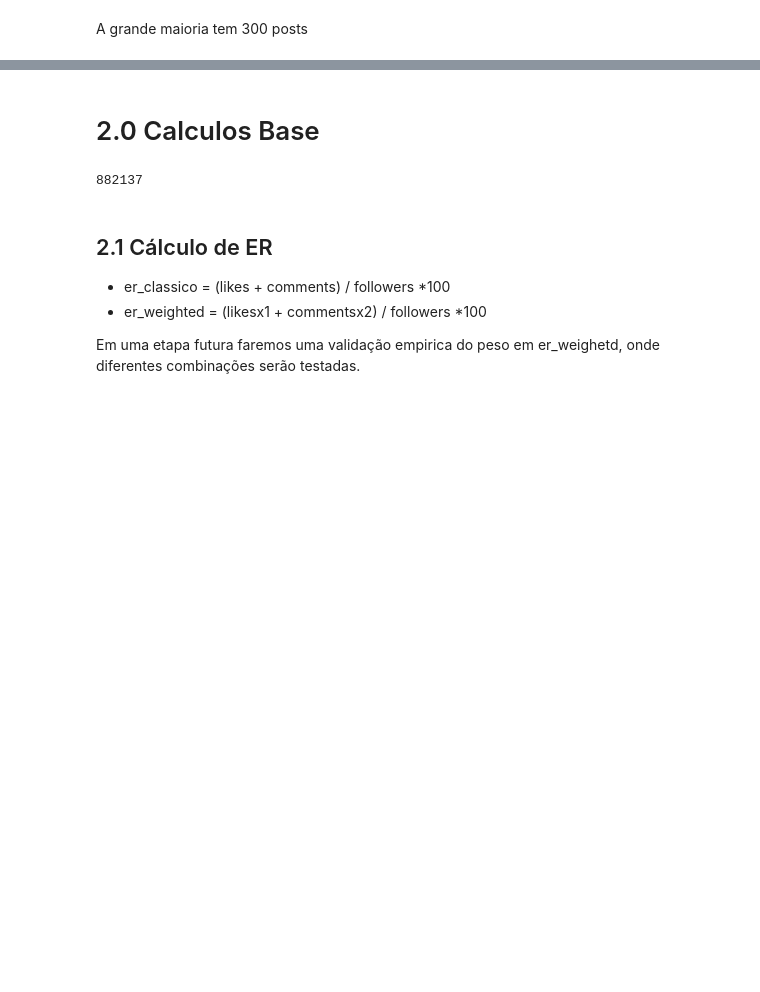
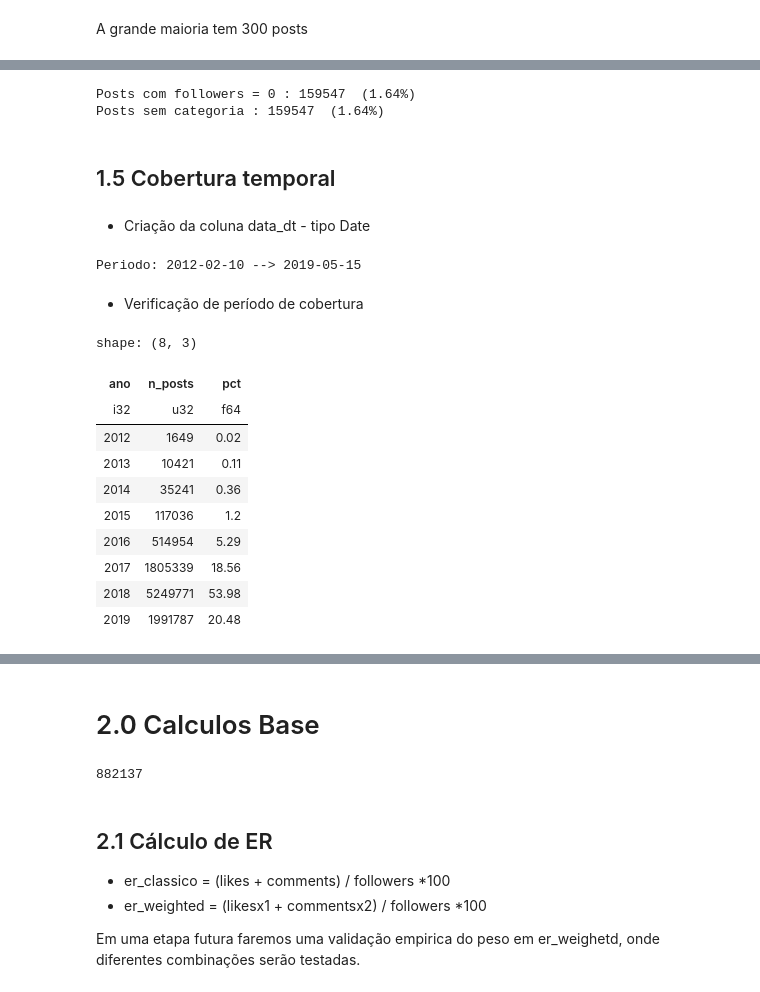
Before and after one commit to Davi-SC/influencers_kim, a Jupyter notebook: processamento_posts.ipynb, the cells around one changed output, grey strips where cells are left out. Cells and saved outputs as stored; diff of their text form; code cells hidden in the pictures; blank space fills up the shorter version.

```diff
--- a/processamento_posts.ipynb
+++ b/processamento_posts.ipynb
@@ -249,0 +192,42 @@ plt.show()
+# %%
+foll_zero = df.filter(pl.col('followers')==0).shape[0]
+sem_cat = df.filter(pl.col("inf_category").is_null()|(pl.col("inf_category")=="")).shape[0]
+
+print(f"Posts com followers = 0 : {foll_zero}  ({foll_zero/total*100:.2f}%)")
+print(f"Posts sem categoria : {sem_cat}  ({sem_cat/total*100:.2f}%)")
+# %% [output]
+Posts com followers = 0 : 159547  (1.64%)
+Posts sem categoria : 159547  (1.64%)
+# %% [markdown]
+## 1.5 Cobertura temporal
+# %% [markdown]
+- Criação da coluna data_dt - tipo Date
+# %%
+df = df.with_columns(
+    pl.col("data").str.to_date("%Y-%m-%d",strict=False).alias("data_dt")
+)
+print(f"Periodo: {df["data_dt"].min()} --> {df["data_dt"].max()}")
+# %% [output]
+Periodo: 2012-02-10 --> 2019-05-15
+# %% [markdown]
+- Verificação de período de cobertura
+# %%
+dist_ano = (
+    df.filter(pl.col("data_dt").is_not_null())
+    .with_columns(pl.col("data_dt").dt.year().alias("ano"))
+    .group_by("ano").agg(pl.len().alias("n_posts")).sort("ano")
+    .with_columns((pl.col("n_posts") / pl.col("n_posts").sum() * 100).round(2).alias("pct"))
+)
+dist_ano
+# %% [output]
+shape: (8, 3)
+| ano | n_posts | pct |
+| i32 | u32 | f64 |
+| 2012 | 1649 | 0.02 |
+| 2013 | 10421 | 0.11 |
+| 2014 | 35241 | 0.36 |
+| 2015 | 117036 | 1.2 |
+| 2016 | 514954 | 5.29 |
+| 2017 | 1805339 | 18.56 |
+| 2018 | 5249771 | 53.98 |
+| 2019 | 1991787 | 20.48 |
```
Also changed, not shown: parts of 61 cells of this notebook.
